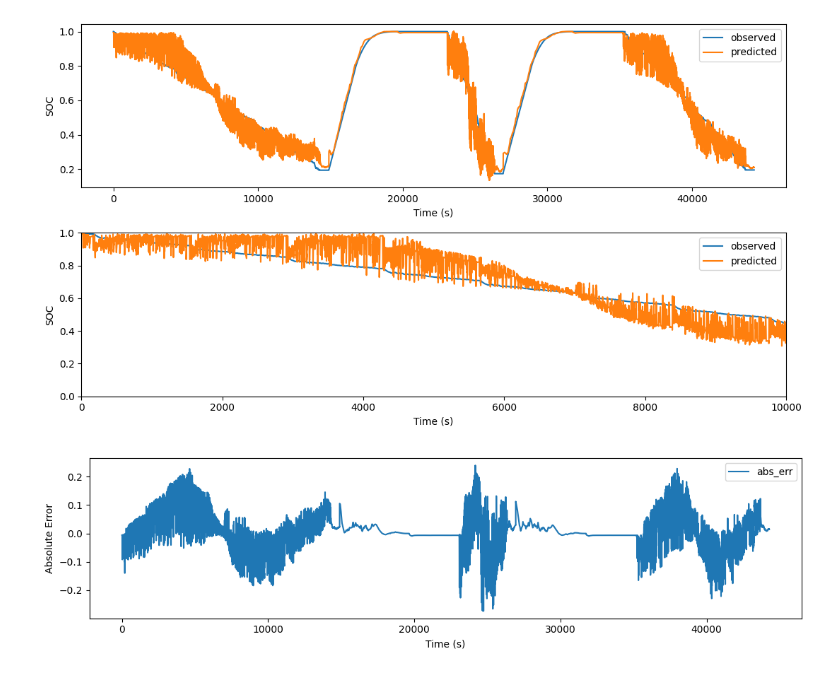
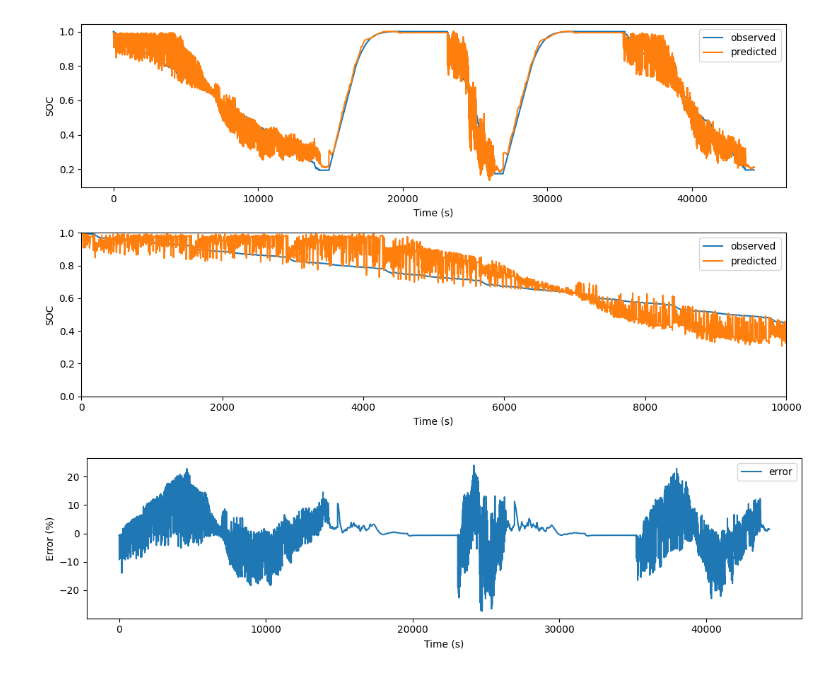
Before and after one commit to gubbriaco/hybrid-vehicle-feature-prediction, a Jupyter notebook: soc_estimation/testing_dl.ipynb, the cells around one changed output. Cells and saved outputs as stored; diff of their text form; code cells hidden in the pictures.

```diff
--- a/soc_estimation/testing_dl.ipynb
+++ b/soc_estimation/testing_dl.ipynb
@@ -58,15 +58,6 @@ import os
 import numpy as np
 from utils import normalize
 from custom import CustomLeakyReLU, CustomClippedReLU
-# %%
-model_path = './models/dl/soc_estimation_dl.keras'
-loaded_model = keras.models.load_model(
-    model_path,
-    custom_objects={
-        'CustomLeakyReLU': CustomLeakyReLU,
-        'CustomClippedReLU': CustomClippedReLU
-    }
-)
 # %%
 config = Config(
     data_dir='./data',
@@ -137,6 +130,15 @@ array([1.        , 0.99999   , 0.99998333, ..., 0.19499   , 0.19499   ,
+# %%
+model_path = './models/dl/soc_estimation_dl.keras'
+fnn_model = keras.models.load_model(
+    model_path,
+    custom_objects={
+        'CustomLeakyReLU': CustomLeakyReLU,
+        'CustomClippedReLU': CustomClippedReLU
+    }
+)
 # %%
 soc_observed = y_test
 
-soc_predicted = loaded_model.predict(normalized_X_test)
+soc_predicted = fnn_model.predict(normalized_X_test)
 soc_predicted
 # %% [output]
@@ -186,20 +188,20 @@ plt.show()
 # %% [output]
 [figure]
 # %%
-abs_err = []
+error = []
 for i in range(len(soc_observed)):
     socp = soc_predicted[i]
     soco = soc_observed[i]
     diff = socp - soco
     diff_perc = diff * 100
-    abs_err.append(diff_perc)
+    error.append(diff_perc)
 
 plt.figure(figsize=(11,3))
-plt.plot(abs_err, label='abs_err')
-plt.ylabel('Absolute Error')
+plt.plot(error, label='error')
+plt.ylabel('Error (%)')
 plt.xlabel('Time (s)')
 plt.legend()
 plt.tight_layout()
 plt.show()
 # %% [output]
-[figure, old version]
+[figure, new version]
```
Also changed, not shown: parts of 5 cells of this notebook, 3 other files.
